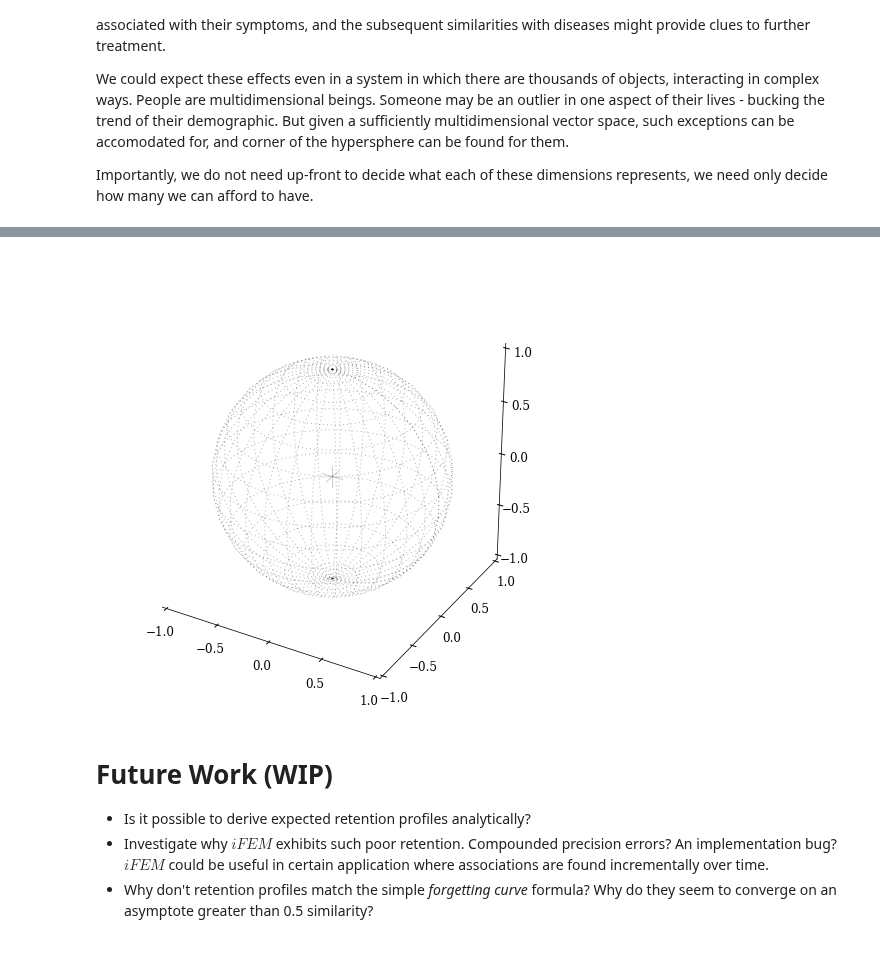
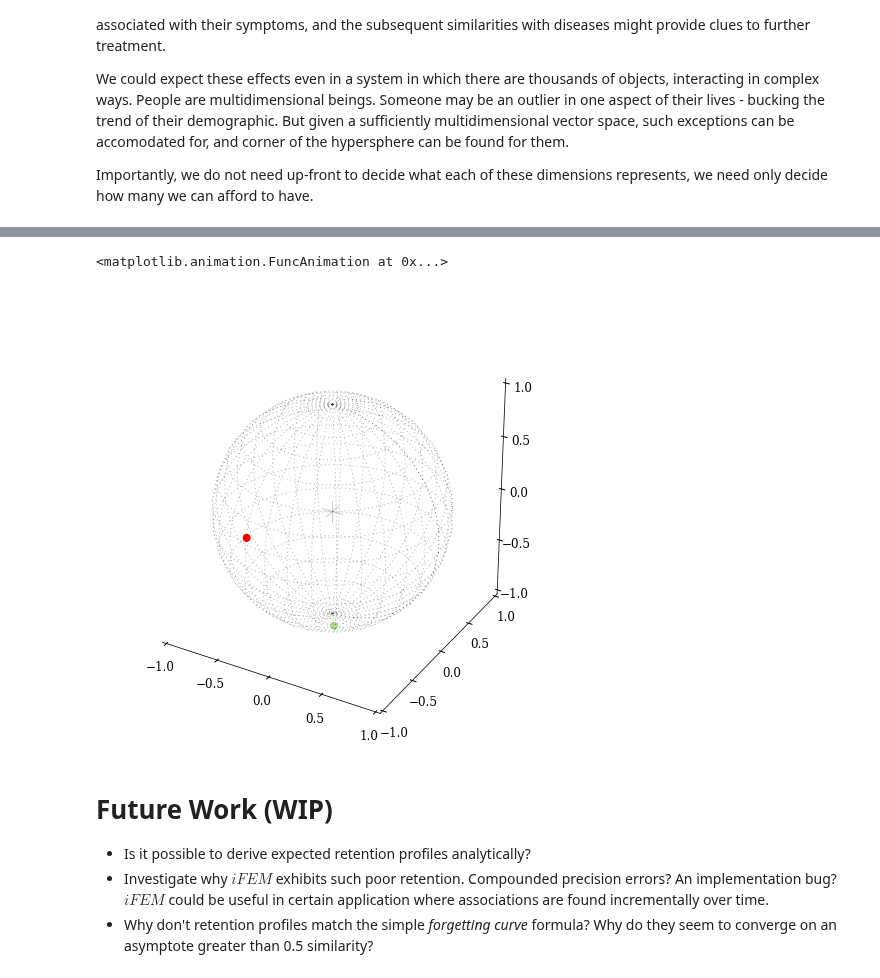
Before and after one commit to sagland/vecassoc, a Jupyter notebook: notebooks/vecassoc.ipynb, the cells around one changed output, grey strips where cells are left out. Drawn from its saved outputs; the diff is of its cells as text; code cells hidden in the pictures.

```diff
--- a/notebooks/vecassoc.ipynb
+++ b/notebooks/vecassoc.ipynb
@@ -905,7 +921,7 @@ def relsort(rels):
     # Shuffle relationships so that they are unique,
     # summing the weights of duplicated, and removing
     # and reflexive relations.
-    relsn = pd.DataFrame(rels[(rels['weight'] != 0)&(rels['a'] != rels['b'])])
+    relsn = pd.DataFrame(rels[(rels['w'] != 0)&(rels['a'] != rels['b'])])
     # Ensure a < b.
     swaps = relsn.a > relsn.b
     tmp = relsn.loc[swaps,'a'].copy()
@@ -921,7 +937,7 @@ def hs_relmap(rels, n=3, k=2, history=False, mf=hs_pfmean):
     * rels: a structured array containing three columns:
        * a: object A's index
        * b: object B's index
-       * weight: the weight of the relationship
+       * w: the weight of the relationship
     * n: the dimensionality of the vectors
     * k: the number of generations to run
     * history: if true, returns list of vectors
@@ -943,13 +959,18 @@ def hs_relmap(rels, n=3, k=2, history=False, mf=hs_pfmean):
     relframe_flat = relframe.reset_index()
     relframe_swapped = pd.DataFrame({'a':relframe_flat.b,
                                      'b':relframe_flat.a,
-                                     'weight':relframe_flat.weight})
-    relframe_flat_total = pd.concat([relframe_flat, relframe_swapped])#, ignore_index=True)
+                                     'w':relframe_flat.w})
+    relframe_flat_total = pd.concat([relframe_flat, relframe_swapped])
     # Prepare the indexes to the vector array
     aix = idmap[relframe_flat['a']] # For a side
     bix = idmap[relframe_flat['b']] # For b side
     # Prepare blend factors for slerping
-    mus = relframe_flat_total.groupby('a').weight.apply(lambda x: x.abs().sum())
+    # mu is the summed absolute weight of all an object's relations
+    # analogous to mass.
+    mus = relframe_flat_total.groupby('a').w.apply(lambda x: x.abs().sum())
+    # delta is the summed non-abs weight of all an object's relations
+    # normalized by mu. Analagous to charge - may be positive, neutral or negative
+    deltas = relframe_flat_total.groupby('a').w.apply(lambda x: x.sum()) / mus
     amus = np.array(mus[relframe_flat['a']]) # b masses of the relations
     bmus = np.array(mus[relframe_flat['b']]) # a masses of the relations
     ts = bmus / (amus+bmus) # For slerping between objects in relations
@@ -958,7 +979,7 @@ def hs_relmap(rels, n=3, k=2, history=False, mf=hs_pfmean):
     # A function that calculates the weight mean of a list
     # of vector indexes and weights
     def group_mean(bdf):
-        return mf(rvs[bdf.index], np.array(bdf['weight']))
+        return mf(rvs[bdf.index], np.array(bdf['w']))
     # Iterate k generations
     for k in range(1, k + 1):
         # Generate relation vectors
@@ -966,5 +987,5 @@ def hs_relmap(rels, n=3, k=2, history=False, mf=hs_pfmean):
         rvs[:] = hs_slerp(vs[pk,aix], vs[pk,bix], ts)
         # Mean together the relation vectors for each object.
         vs[nk,:] = np.array(list(relframe_flat_total.groupby('a').apply(group_mean)))
-    return mus, vs
+    return mus, deltas, vs
 # %%
@@ -998,50 +1024,52 @@ pd.Series([hs_distance(vs[k],vs[k+1]).mean() for k in range(K)]).plot(ylim=(0.0,
 # %%
 # Illustrate the incorrect results generated by a normalized
 # weighted Euclidean mean.
-STEPS = 24
+STEPS = 10
 
 fig = plt.figure(figsize=(8, 8))
 ax1 = fig.add_subplot(111, projection='3d')
 drawsphere(ax1)
-linef, = ax1.plot([], [], [], 'o', aa=True, ms=2, c='r')
-lineb, = ax1.plot([], [], [], 'o', aa=True, ms=2, c='r', alpha=0.35) # Backface
+scat = ax1.scatter([], [], [], c=[])
 def init():
-    linef.set_data([],[])
-    linef.set_3d_properties([])
-    lineb.set_data([],[])
-    lineb.set_3d_properties([])
-    return (linef, lineb)
+    scat.set_offsets([])
+    scat.set_3d_properties([],'z')
+    scat.set_sizes([])
+    scat.set_color([])
+    return (scat,)
 k, m, n = vs.shape
 if n > 3: # Trim to the first three dimensions
     vs3 = hs_normalize(vs[:,:,:3].reshape((k*m,3))).reshape((k,m,3))
 else:
     vs3 = vs
+cs = np.zeros((m, 4)) # RGBA
+# Indicate delta (charge) with color
+cs[:,0] = deltas.clip(0,1)    # Red is positive
+cs[:,1] = 1-np.abs(deltas)    # Green is neutral
+cs[:,2] = (-deltas).clip(0,1) # Blue is negative
 def animate(i):
     va = vs3[i/STEPS]
     vb = vs3[i/STEPS+1]
     t = i%STEPS / float(STEPS)
     t = t*t*(3 - 2*t) # Smoothstep
     v = hs_slerp(va, vb, t)
     # Fade points not facing the camera
     t, p = np.radians(90 - ax1.elev), np.radians(ax1.azim)
     atcam = np.array([sin(t) * cos(p), sin(t) * sin(p), cos(t)])
     ff = (v * atcam).sum(1) > 0 # Frontfacing?
-    fv = v[ff]
-    bv = v[~ff]
-    fmu = nmus[ff]
-    bmu = nmus[~ff]
-    linef.set_data(fv[:,0], fv[:,1])
-    linef.set_3d_properties(fv[:,2])
-    #linef.set_ms(fmu * 10)
-    lineb.set_data(bv[:,0], bv[:,1])
-    lineb.set_3d_properties(bv[:,2])
-    #lineb.set_ms(bmu * 10)
-    return (linef, lineb)
+    cs[:,3] = ff * 0.5 + 0.5
+    scat.set_color([tuple(x) for x in cs])
+    # Set the size based on the mass of the vector
+    scat.set_sizes(nmus * 50)
+    # Set the positions
+    scat.set_offsets(v[:,:2])
+    scat.set_3d_properties(v[:,2],'z')
+    return (scat,)
 aplot = anim.FuncAnimation(fig, animate, init_func=init,
-                           frames=STEPS * K, interval=1000/24.0, blit=True)
-#aplot
+                           frames=STEPS * K, interval=1000/STEPS, blit=True)
+aplot
 # %% [output]
+<matplotlib.animation.FuncAnimation at 0x...>
-[figure, old version]
+[figure, new version]
 # %% [markdown]
 # Future Work (WIP)
 
```
Also changed, not shown: parts of 2 cells of this notebook.
